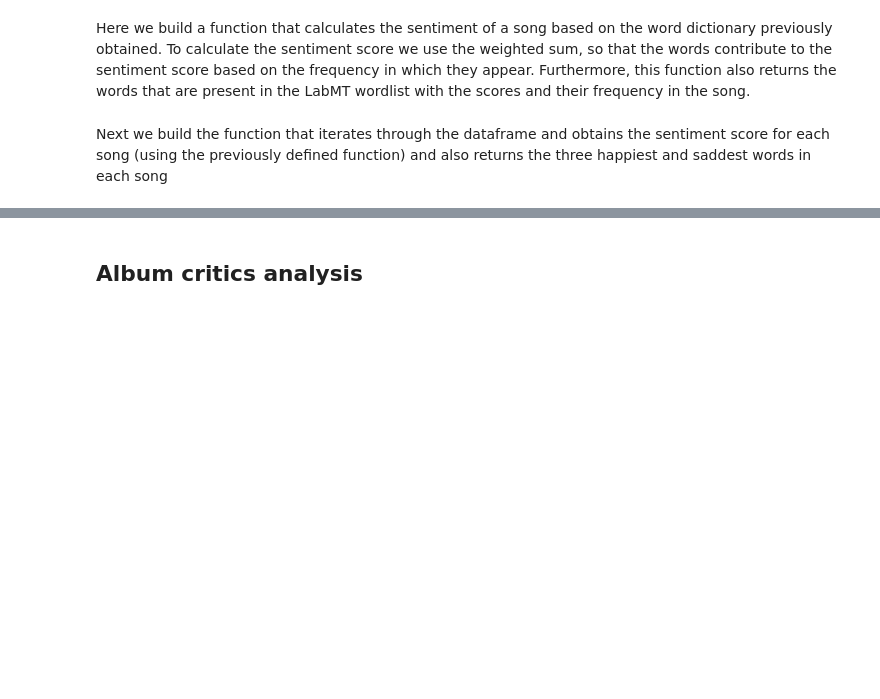
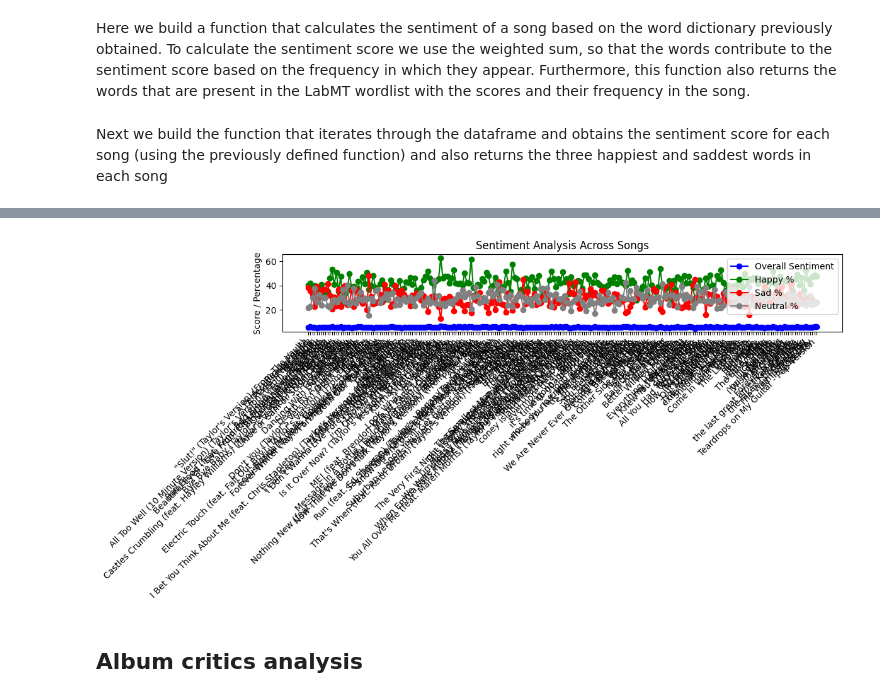
Before and after one commit to raquel-ch/sg_project, a Jupyter notebook: Sentiment.ipynb, the cells around one changed output, grey strips where cells are left out. Cells and saved outputs as stored; diff of their text form; code cells hidden in the pictures; blank space fills up the shorter version.

Commit message:
calculation of sentiment percentages

```diff
--- a/Sentiment.ipynb
+++ b/Sentiment.ipynb
@@ -131,5 +169,5 @@ def calculate_sentiments_with_details(df):
 # %%
-song_sentiments_with_details = calculate_sentiments_with_details(loaded_df)
+song_sentiments_with_details = calculate_sentiments_with_details(loaded_df, low_threshold, high_threshold)
 song_sentiments_with_details
 # %% [output]
 defaultdict(dict,
@@ -196,0 +212,18 @@ The words with a sentiment score above 5.78 are considered happy
+# %%
+rows = []
+
+for song, data in song_sentiments_with_details.items():
+    rows.append({
+        "Song": song,
+        "Sentiment": data["sentiment"],
+        "Happy %": data["happy_percentage"],
+        "Sad %": data["sad_percentage"],
+        "Neutral %": data["neutral_percentage"],
+        "Happiest Words": ", ".join([f"{word} ({score})" for word, _, score in data["happiest words"]]),
+        "Saddest Words": ", ".join([f"{word} ({score})" for word, _, score in data["saddest words"]]),
+    })
+
+sentiment_df = pd.DataFrame(rows)
+
+# Mostrar el DataFrame
+sentiment_df.head()
@@ -197,3 +237,26 @@ The words with a sentiment score above 5.78 are considered happy
+# %%
+songs = sentiment_df["Song"]
+happy = sentiment_df["Happy %"]
+sad = sentiment_df["Sad %"]
+neutral = sentiment_df["Neutral %"]
+
+plt.figure(figsize=(12, 6))
+plt.plot(songs, sentiment_df["Sentiment"], marker="o", label="Overall Sentiment", color="blue")
+plt.plot(songs, happy, marker="o", label="Happy %", color="green")
+plt.plot(songs, sad, marker="o", label="Sad %", color="red")
+plt.plot(songs, neutral, marker="o", label="Neutral %", color="gray")
+
+# Personalizar
+plt.title("Sentiment Analysis Across Songs")
+plt.ylabel("Score / Percentage")
+plt.xticks(rotation=45, ha="right")
+plt.legend()
+plt.tight_layout()
+
+# Mostrar
+plt.show()
+# %% [output]
+[figure, added]
 # %% [markdown]
 ## Album critics analysis
 # %% [markdown]
```
Also changed, not shown: parts of 9 cells of this notebook.
